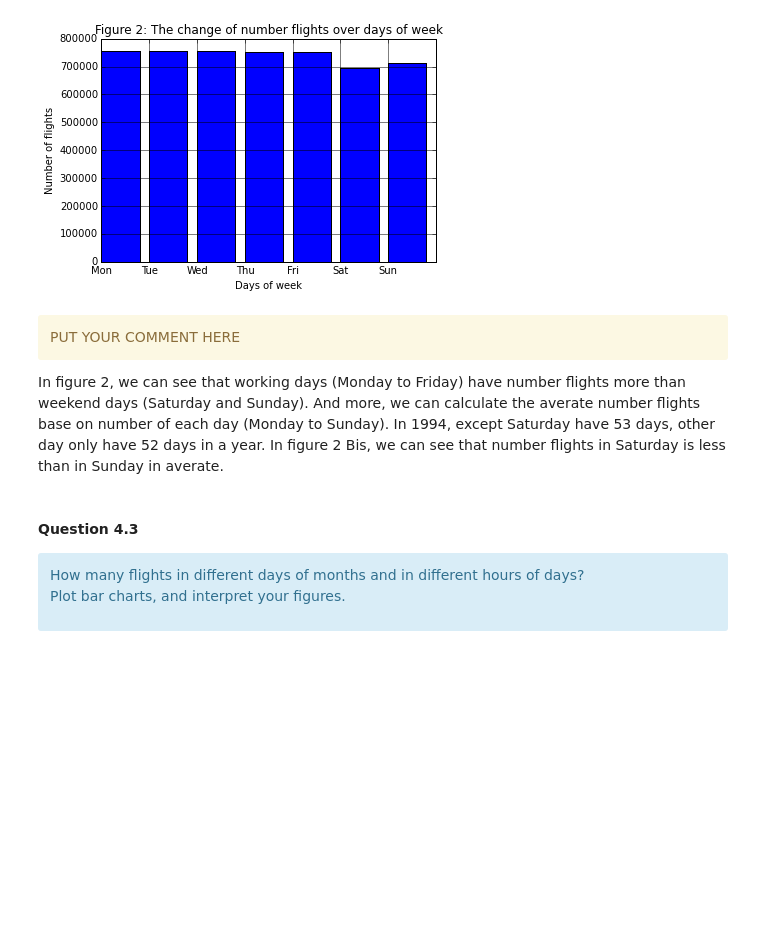
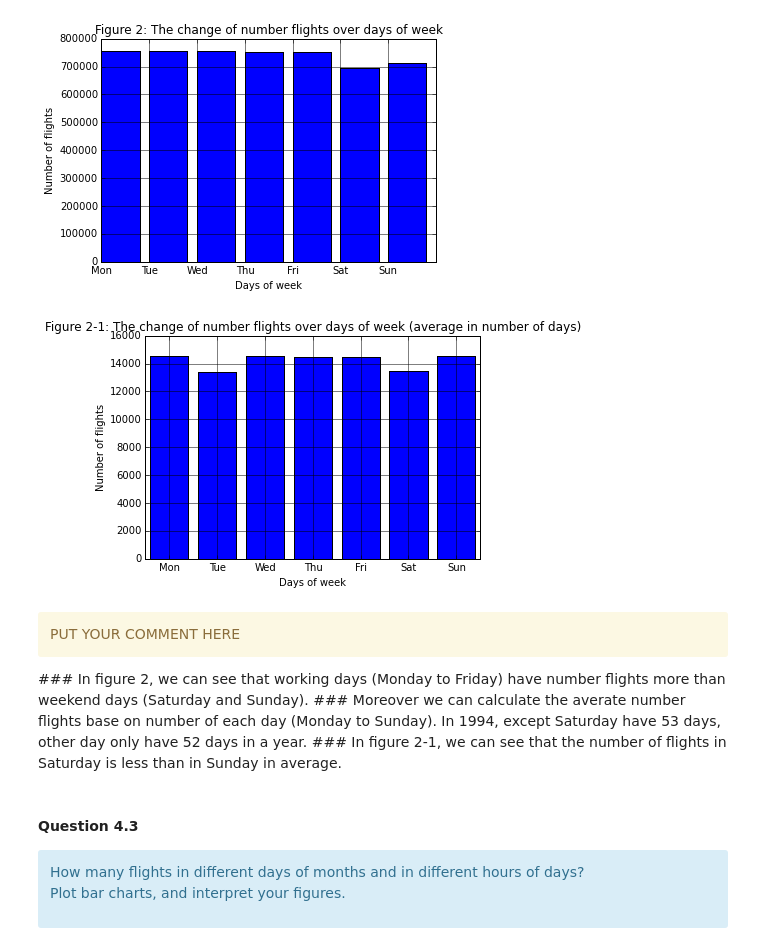
Before and after one commit to trungduynguyen/Algorithmic-Machine-Learning, a Jupyter notebook: Notebooks/[Lecture 5+6]new version.ipynb, the cells around one changed output. Drawn from its saved outputs; the diff is of its cells as text; code cells hidden in the pictures; blank space fills up the shorter version.

```diff
--- a/Notebooks/[Lecture 5+6]new version.ipynb
+++ b/Notebooks/[Lecture 5+6]new version.ipynb
@@ -442,11 +444,29 @@ plt.xticks(pdf[0], day_of_week_label)
 plt.show()
 # %% [output]
 [figure]
+# %%
+day_in_year = [52, 52, 52, 52, 52, 53, 52]
+pdf21 = list(map(lambda i: pdf[1][i-1]/day_in_year[i-1] ,pdf[0]))
+plt.xlabel("Days of week")
+plt.ylabel("Number of flights")
+plt.title('Figure 2-1: The change of number flights over days of week (average in number of days)')
+plt.grid(True,which="both",ls="-")
+map_int_into_day = { 1:"Mon", 2:"Tue", 3:"Wed", 4:"Thu", 5:"Fri", 6:"Sat", 7:"Sun" }
+day_of_week_label = pdf[0].map(lambda i: map_int_into_day[i])
+
+# plot bar chart
+plt.bar(pdf[0], pdf21, align='center')
+
+plt.xticks(pdf[0], day_of_week_label)
+plt.xlim(0.5,7.5)
+plt.show()
+# %% [output]
+[figure, added]
 # %% [markdown]
 <div class="alert alert-warning"> PUT YOUR COMMENT HERE </div>
-In figure 2, we can see that working days (Monday to Friday) have number flights more than weekend days (Saturday and Sunday).
-And more, we can calculate the averate number flights base on number of each day (Monday to Sunday). In 1994, except Saturday have 53 days, other day only have 52 days in a year.
-In figure 2 Bis, we can see that number flights in Saturday is less than in Sunday in averate.
+### In figure 2, we can see that working days (Monday to Friday) have number flights more than weekend days (Saturday and Sunday).
+### Moreover we can calculate the averate number flights base on number of each day (Monday to Sunday). In 1994, except Saturday have 53 days, other day only have 52 days in a year.
+### In figure 2-1, we can see that the number of flights in Saturday is less than in Sunday in average.
 # %% [markdown]
 #### Question 4.3
 <div class="alert alert-info">
```
Also changed, not shown: parts of 21 cells of this notebook.
